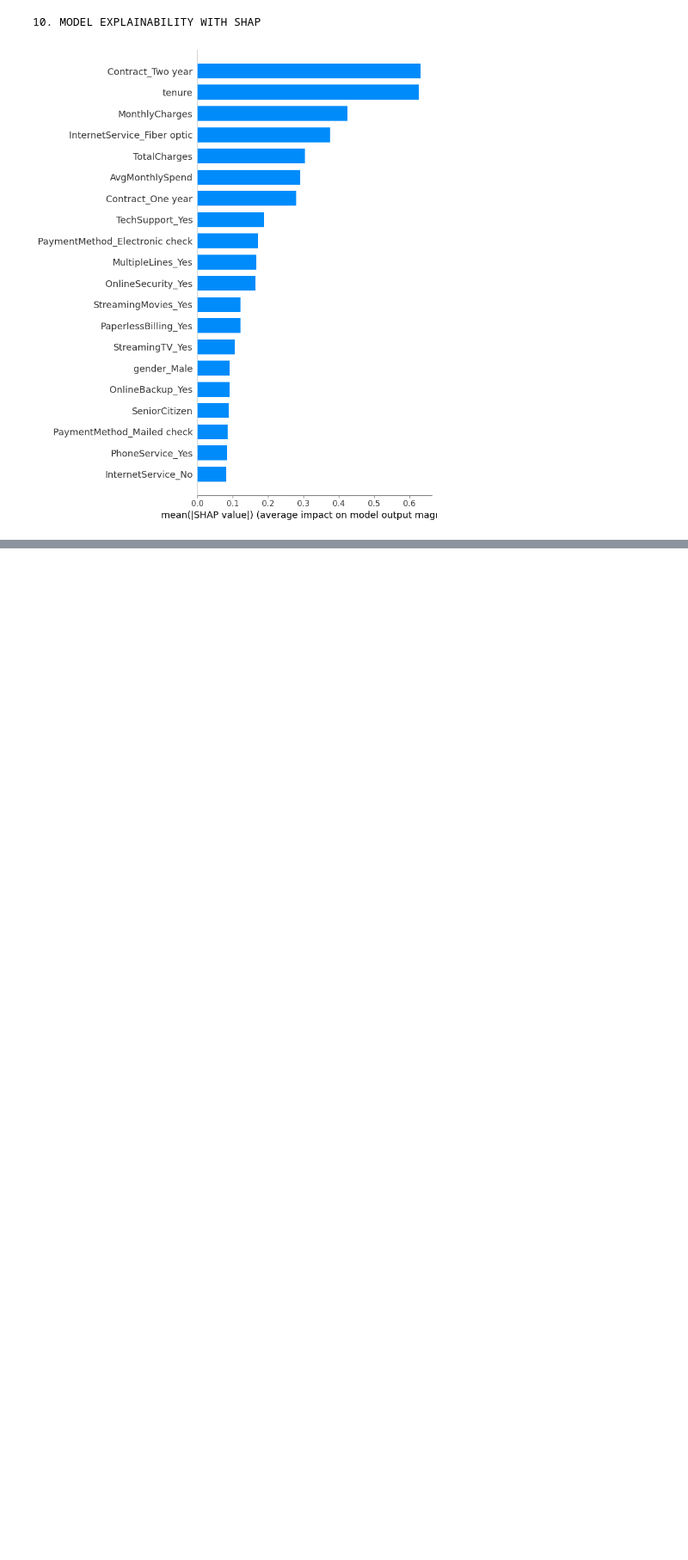
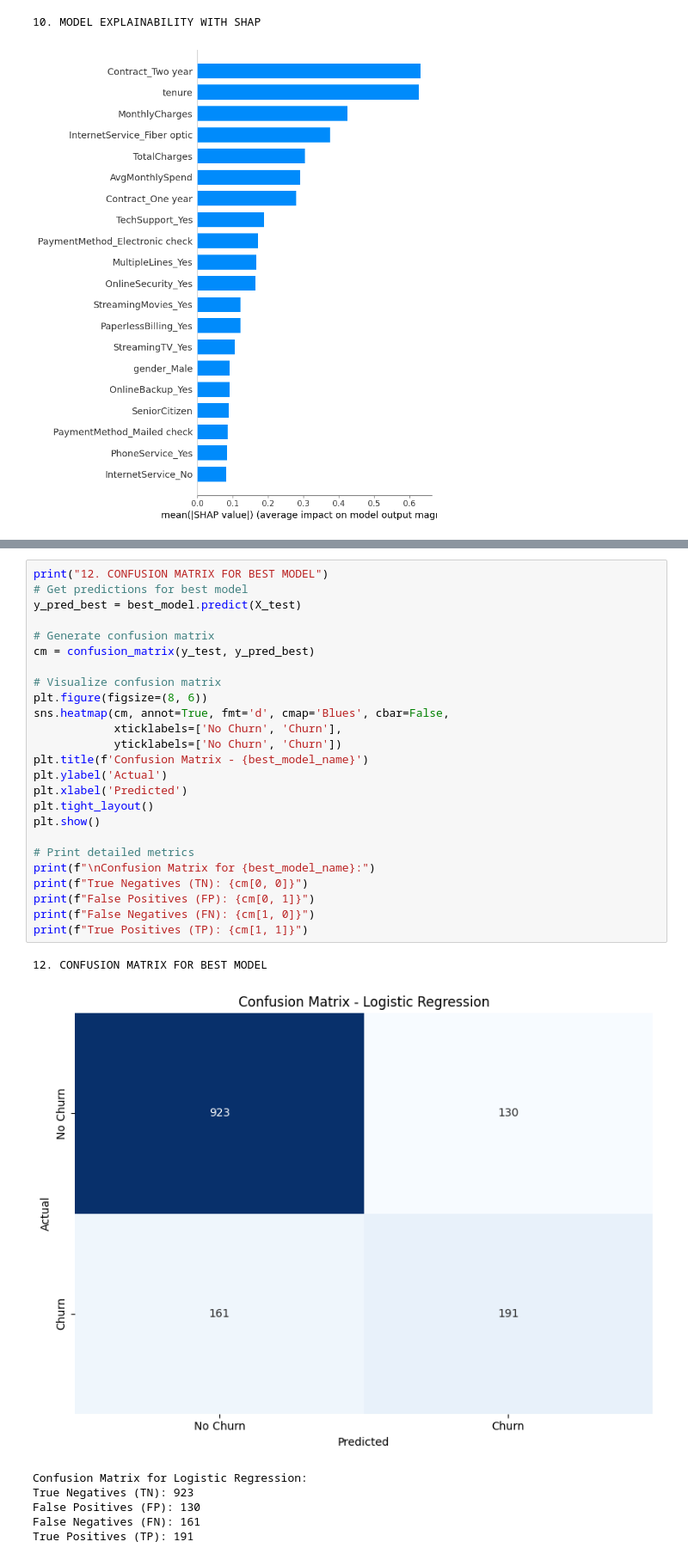
Before and after one commit to SaifullahSaz/Customer-churn-dashboard, a Jupyter notebook: model_training.ipynb, the cells around one changed output, grey strips where cells are left out. Shown at 86% size. Drawn from its saved outputs; the diff is of its cells as text; blank space fills up the shorter version.

Commit message:
added on model building and evaluation

```diff
--- a/model_training.ipynb
+++ b/model_training.ipynb
@@ -201,3 +319,36 @@ shap.summary_plot(shap_values, X_test, plot_type="bar")
+# %%
+print("12. CONFUSION MATRIX FOR BEST MODEL")
+# Get predictions for best model
+y_pred_best = best_model.predict(X_test)
+
+# Generate confusion matrix
+cm = confusion_matrix(y_test, y_pred_best)
+
+# Visualize confusion matrix
+plt.figure(figsize=(8, 6))
+sns.heatmap(cm, annot=True, fmt='d', cmap='Blues', cbar=False,
+            xticklabels=['No Churn', 'Churn'],
+            yticklabels=['No Churn', 'Churn'])
+plt.title(f'Confusion Matrix - {best_model_name}')
+plt.ylabel('Actual')
+plt.xlabel('Predicted')
+plt.tight_layout()
+plt.show()
+
+# Print detailed metrics
+print(f"\nConfusion Matrix for {best_model_name}:")
+print(f"True Negatives (TN): {cm[0, 0]}")
+print(f"False Positives (FP): {cm[0, 1]}")
+print(f"False Negatives (FN): {cm[1, 0]}")
+print(f"True Positives (TP): {cm[1, 1]}")
+# %% [output]
+12. CONFUSION MATRIX FOR BEST MODEL
+[figure, added]
+Confusion Matrix for Logistic Regression:
+True Negatives (TN): 923
+False Positives (FP): 130
+False Negatives (FN): 161
+True Positives (TP): 191
 # %%
 import pickle
 from sklearn.linear_model import LogisticRegression
```
Also changed, not shown: parts of 8 cells of this notebook.
